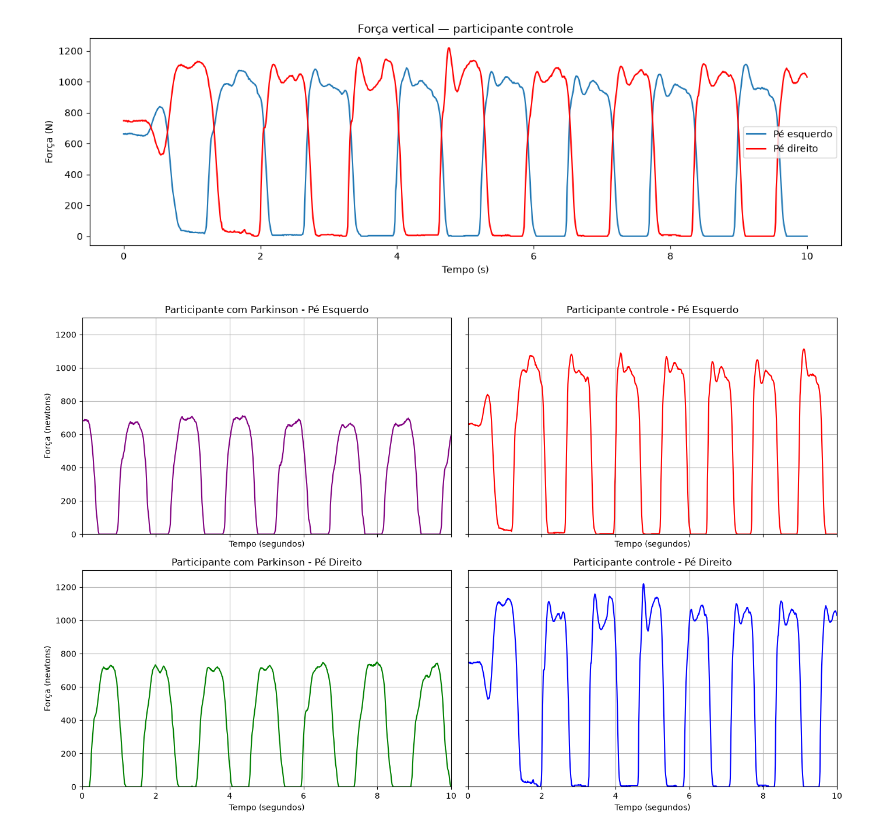
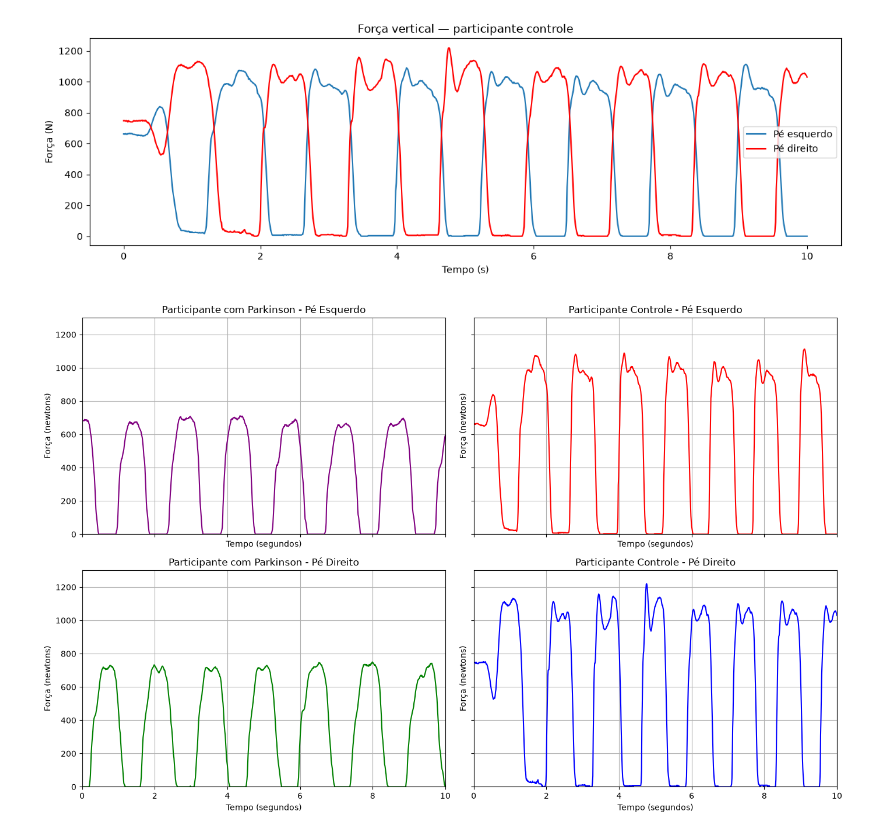
Before and after one commit to danielagoal13/Engenharia-de-Dados, a Jupyter notebook: notebook_EDA.ipynb, the cells around one changed output. Drawn from its saved outputs; the diff is of its cells as text; code cells hidden in the pictures.

```diff
--- a/notebook_EDA.ipynb
+++ b/notebook_EDA.ipynb
@@ -225,12 +226,12 @@ graph.show()
 parkinson_10s = sinal_parkinson[sinal_parkinson["Tempo"] <= 10]
 controle_10s = sinal_controle[sinal_controle["Tempo"] <= 10]
 
-# Cria uma figura com dois gráficos lado a lado
+# Cria uma figura na matriz 2x2
 fig, eixos = graph.subplots(
     nrows=2,
     ncols=2,
     figsize=(14, 9),
-    sharey=True,           #faz os dois gráficos compartilharem a mesma escala vertical.
+    sharey=True,           #faz os gráficos compartilharem a mesma escala vertical.
     sharex=True
 )
 
@@ -248,6 +249,8 @@ eixos[0, 0].set_xlim(0, 10)
 eixos[0, 0].set_ylim(0, 1300)
 eixos[0, 0].grid(True)
 
+
+
 # Gráfico do participante controle - Pé Esquerdo
 eixos[0, 1].plot(
     controle_10s["Tempo"],
@@ -257,6 +260,7 @@ eixos[0, 1].plot(
 
 eixos[0, 1].set_title("Participante Controle - Pé Esquerdo")
 eixos[0, 1].set_xlabel("Tempo (segundos)")
+eixos[0, 1].set_ylabel("Força (newtons)")
 eixos[0, 1].set_xlim(0, 10)
 eixos[0, 1].set_ylim(0, 1300)
 eixos[0, 1].grid(True)
@@ -267,31 +271,32 @@ eixos[1, 0].plot(
     parkinson_10s["Total_Direito"],
     color="green"
 )
 
 eixos[1, 0].set_title("Participante com Parkinson - Pé Direito")
 eixos[1, 0].set_xlabel("Tempo (segundos)")
 eixos[1, 0].set_ylabel("Força (newtons)")
 eixos[1, 0].set_xlim(0, 10)
 eixos[1, 0].set_ylim(0, 1300)
 eixos[1, 0].grid(True)
 
 # Gráfico do participante controle - Pé Direito
 eixos[1, 1].plot(
     controle_10s["Tempo"],
     controle_10s["Total_Direito"],
     color="blue"
 )
 
 eixos[1, 1].set_title("Participante Controle - Pé Direito")
 eixos[1, 1].set_xlabel("Tempo (segundos)")
+eixos[1, 1].set_ylabel("Força (newtons)")
 eixos[1, 1].set_xlim(0, 10)
 eixos[1, 1].set_ylim(0, 1300)
 eixos[1, 1].grid(True)
 
 # Organiza os espaços entre os gráficos
 graph.tight_layout()
 
 # Exibe os gráficos
 graph.show()
 # %% [output]
-[figure, old version]
+[figure, new version]
```
Also changed, not shown: parts of 1 cell of this notebook.
